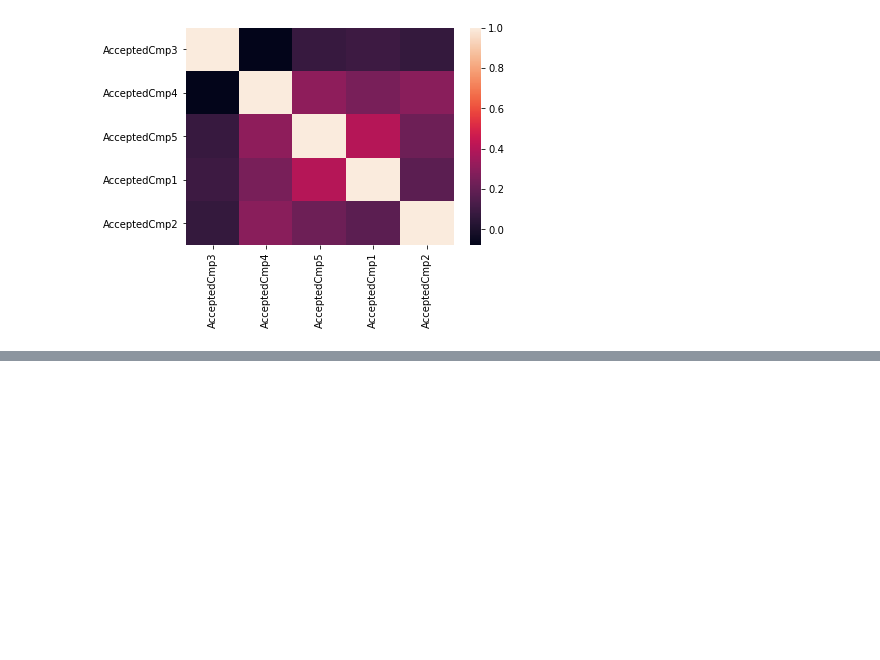
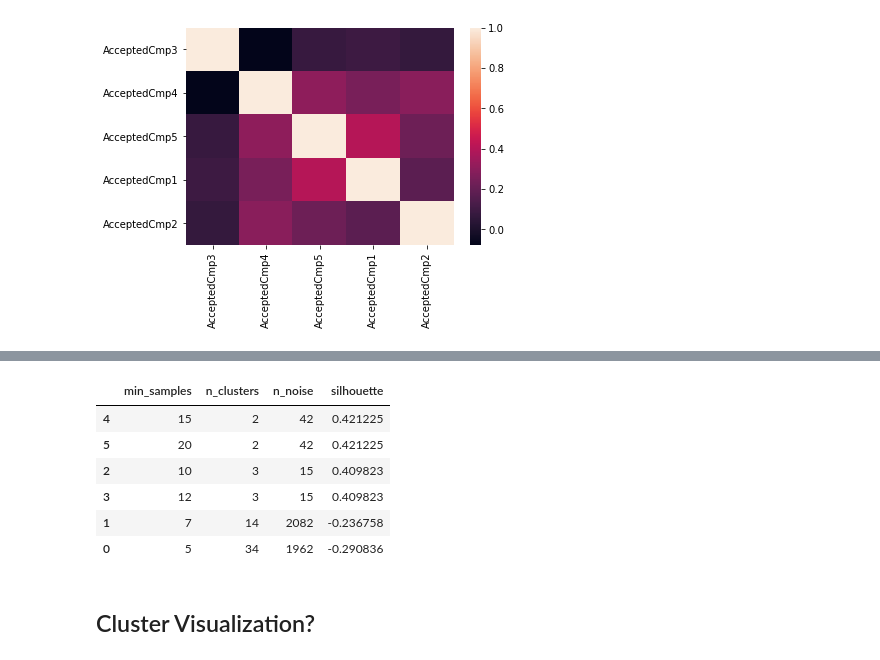
Before and after one commit to BBenicio/customer-personality, a Jupyter notebook: customer_personality.ipynb, the cells around one changed output, grey strips where cells are left out. Saved outputs shown, nothing was run; the diff lists cells and outputs as text; code cells hidden in the pictures; blank space fills up the shorter version.

```diff
--- a/customer_personality.ipynb
+++ b/customer_personality.ipynb
@@ -402,0 +610,31 @@ sns.heatmap(df.filter(like='AcceptedCmp').corr())
+# %%
+totals = []
+for min_samples in [5, 7, 10, 12, 15, 20]:
+    clstr = OPTICS(min_samples=min_samples).fit(X)
+    labels = clstr.labels_
+    n_clusters = len(set(labels)) - (1 if -1 in labels else 0)
+    n_noise = list(labels).count(-1)
+    s = -1
+    try:
+        s = silhouette_score(X, labels,)
+    except Exception:
+        pass
+
+    totals.append({
+        'min_samples': min_samples,
+        'n_clusters': n_clusters,
+        'n_noise': n_noise,
+        'silhouette': s
+    })
+totals = pd.DataFrame(totals)
+totals.sort_values('silhouette', ascending=False)
+# %% [output]
+|  | min_samples | n_clusters | n_noise | silhouette |
+| 4 | 15 | 2 | 42 | 0.421225 |
+| 5 | 20 | 2 | 42 | 0.421225 |
+| 2 | 10 | 3 | 15 | 0.409823 |
+| 3 | 12 | 3 | 15 | 0.409823 |
+| 1 | 7 | 14 | 2082 | -0.236758 |
+| 0 | 5 | 34 | 1962 | -0.290836 |
+# %% [markdown]
+## Cluster Visualization?
```
Also changed, not shown: parts of 19 cells of this notebook.
